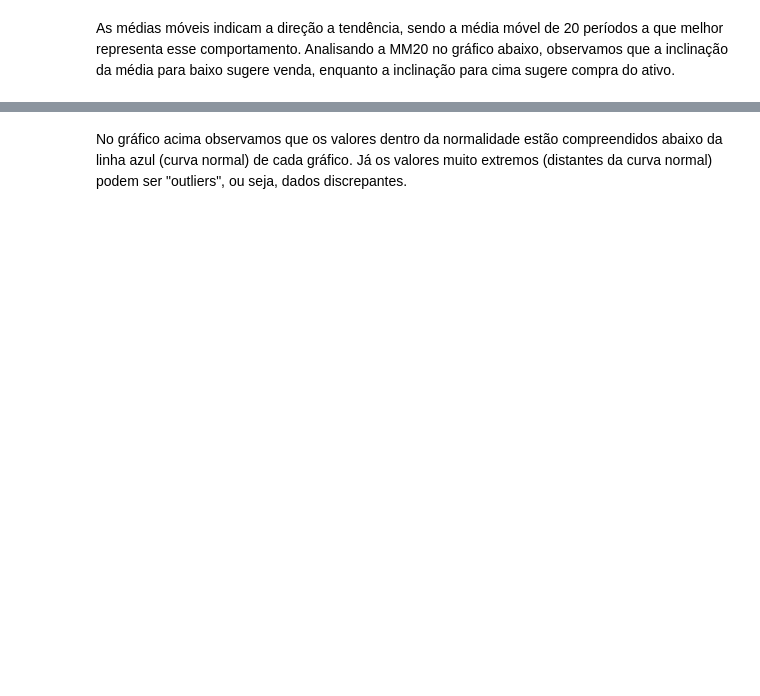
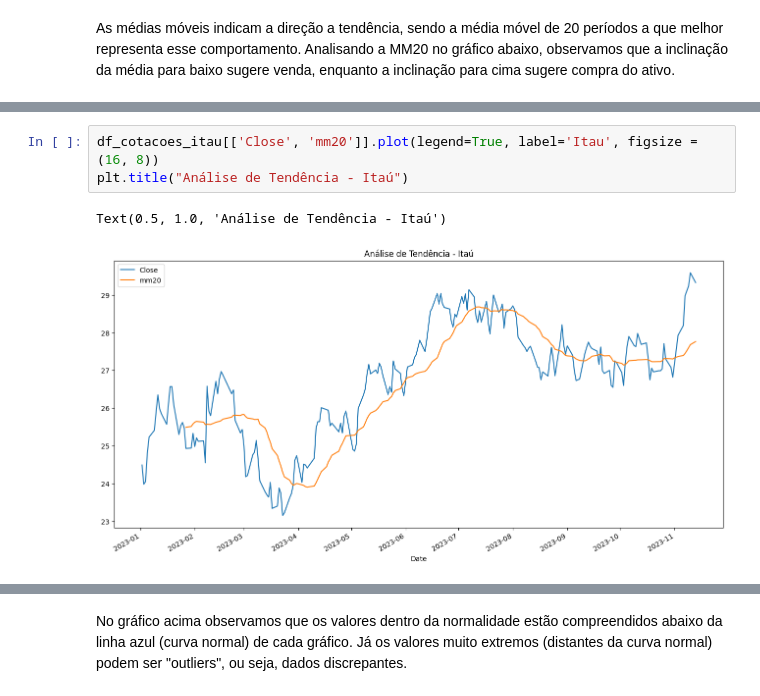
Before and after one commit to leofsilva10/analise_acoes_bolsa, a Jupyter notebook: analise_acoes_bolsa_para_investimento.ipynb, the cells around one changed output, grey strips where cells are left out. Cells and saved outputs as stored; diff of their text form; blank space fills up the shorter version.

```diff
--- a/analise_acoes_bolsa_para_investimento.ipynb
+++ b/analise_acoes_bolsa_para_investimento.ipynb
@@ -134,0 +162,6 @@ Text(0.5, 1.0, 'Análise de Tendência com MM20')
+# %%
+df_cotacoes_itau[['Close', 'mm20']].plot(legend=True, label='Itau', figsize = (16, 8))
+plt.title("Análise de Tendência - Itaú")
+# %% [output]
+Text(0.5, 1.0, 'Análise de Tendência - Itaú')
+[figure, added]
```
Also changed, not shown: parts of 34 cells of this notebook.
